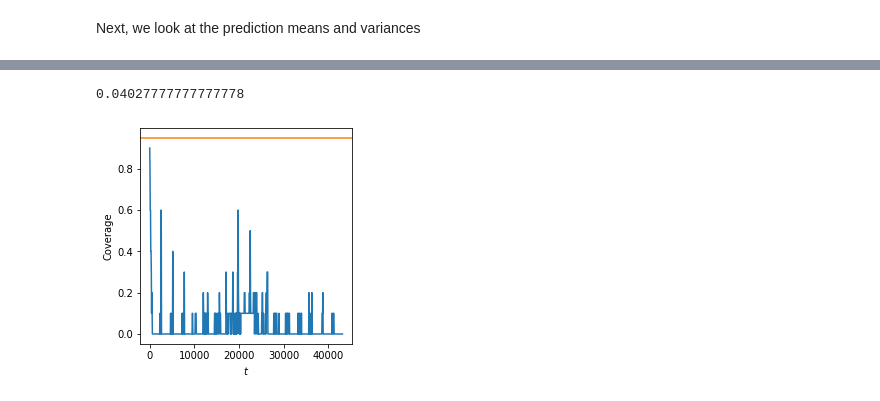
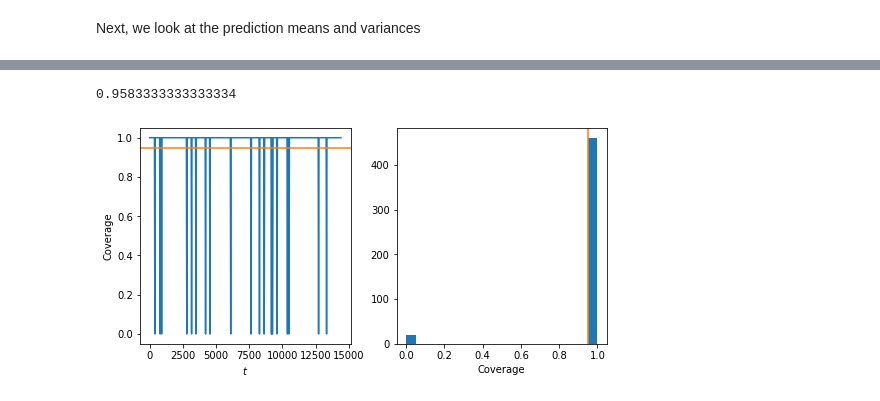
Before and after one commit to connor-duffin/sswe, a Jupyter notebook: notebooks/check-hyperparameters-filter.ipynb, the cells around one changed output, grey strips where cells are left out. Saved outputs shown, nothing was run; the diff lists cells and outputs as text; code cells hidden in the pictures.

Commit message:
"Paper-ready" versions of new plots in notebooks now

```diff
--- a/notebooks/check-hyperparameters-filter.ipynb
+++ b/notebooks/check-hyperparameters-filter.ipynb
@@ -25,7 +25,7 @@ np.random.seed(28)
 def compute_rmse(post, y_obs, H_obs):
     """ Compute the error norm. Computed on a regular grid. """
     y_post = H_obs @ post.mean
-    return norm(y_post - y_obs) / norm(y_obs)
+    return norm(y_post - y_obs) / np.sqrt(len(y_obs))
 
 
 def compute_pp(H, swe_post):
@@ -99,20 +87,22 @@ plt.show()
 # %%
-nx_skip = 51
 dat = xr.open_dataset("../data/h_shore.nc")
 
 # do some double checking
-print(dat.coords["t"].values[1] - dat.coords["t"].values[0])
 assert DT == dat.coords["t"].values[1] - dat.coords["t"].values[0]
-# np.testing.assert_allclose(dat.coords["x"].values, swe_post.x_coords.flatten())
 
 # build observation/interpolation operators
-y_obs = dat["h"].values[1:, ::nx_skip]  # dont include IC
+nx_obs = 1
+idx_obs = np.linspace(50, 100, nx_obs, dtype="int")
+x_obs = dat.coords["x"].values[idx_obs][:, np.newaxis]
+nx_obs = len(x_obs)
+
+y_obs = dat["h"].values[1:, idx_obs]  # dont include IC
+
+print(x_obs.shape)
 print(y_obs.shape)
-x_obs = dat.coords["x"].values[::nx_skip][:, np.newaxis]
-nx_obs = len(x_obs)
-H_obs = build_observation_operator(x_obs, swe_post.W, sub=1, out="scipy")
-H_u_verts = build_observation_operator(swe_post.x_coords, swe_post.W, sub=0)
-H_h_verts = build_observation_operator(swe_post.x_coords, swe_post.W, sub=1)
+dat.close()
 
-dat.close()
+H_obs = build_observation_operator(x_obs, swe_post_ex.W, sub=1, out="scipy")
+H_u_verts = build_observation_operator(swe_post_ex.x_coords, swe_post_ex.W, sub=0)
+H_h_verts = build_observation_operator(swe_post_ex.x_coords, swe_post_ex.W, sub=1)
 # %% [output]
@@ -308,14 +242,18 @@ plt.show()
 # %%
 print(np.mean(coverage))
 
-fig, ax = plt.subplots(1, 1, constrained_layout=True,
-                      figsize=(figure_sizes["halfwidth"], figure_sizes["halfwidth"]))
-ax.plot(np.linspace(0, t_final, len(coverage)), coverage)
-ax.axhline(y=0.95, color="tab:orange")
-ax.set_xlabel(r"$t$")
-ax.set_ylabel(r"Coverage")
+fig, ax = plt.subplots(1, 2, constrained_layout=True,
+                      figsize=(2 * figure_sizes["halfwidth"], figure_sizes["halfwidth"]))
+ax[0].plot(np.linspace(0, t_final, len(coverage)), coverage)
+ax[0].axhline(y=0.95, color="tab:orange")
+ax[0].set_xlabel(r"$t$")
+ax[0].set_ylabel(r"Coverage")
+
+ax[1].hist(coverage, bins=20)
+ax[1].axvline(x=0.95, color="tab:orange")
+ax[1].set_xlabel("Coverage")
 plt.savefig("../figures/y-pred-coverage.pdf", dpi=600)
 plt.show()
 # %% [output]
-0.04027777777777778
+0.9583333333333334
-[figure, old version]
+[figure, new version]
```
Also changed, not shown: parts of 14 cells of this notebook, 4 other files.
